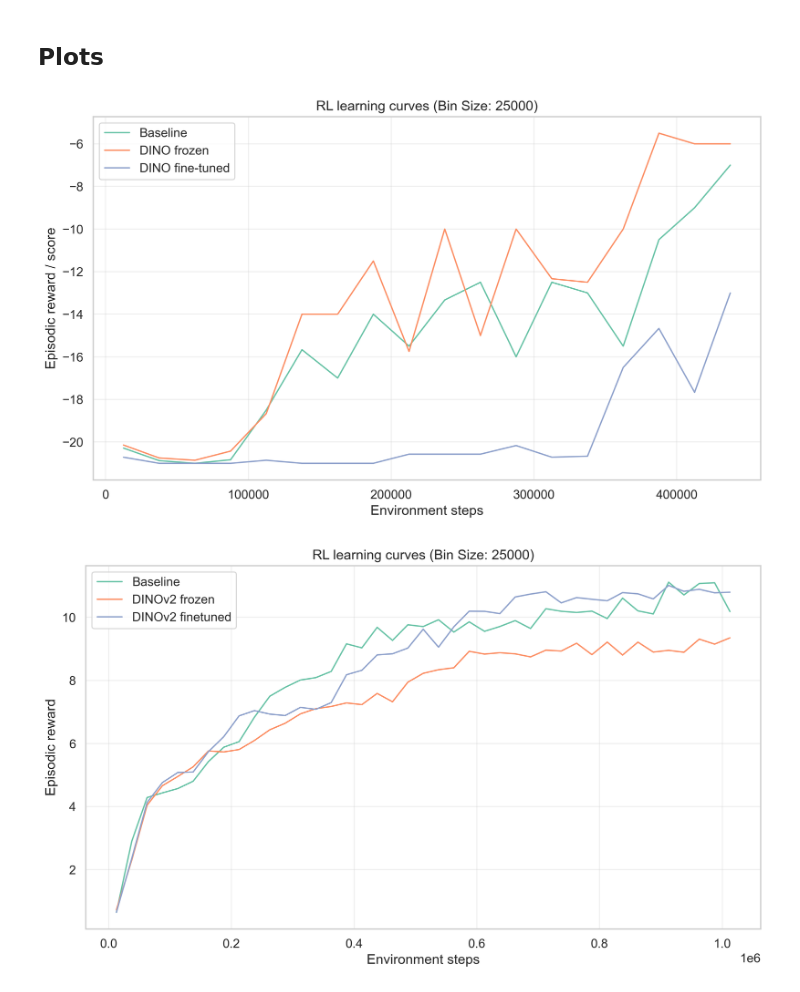
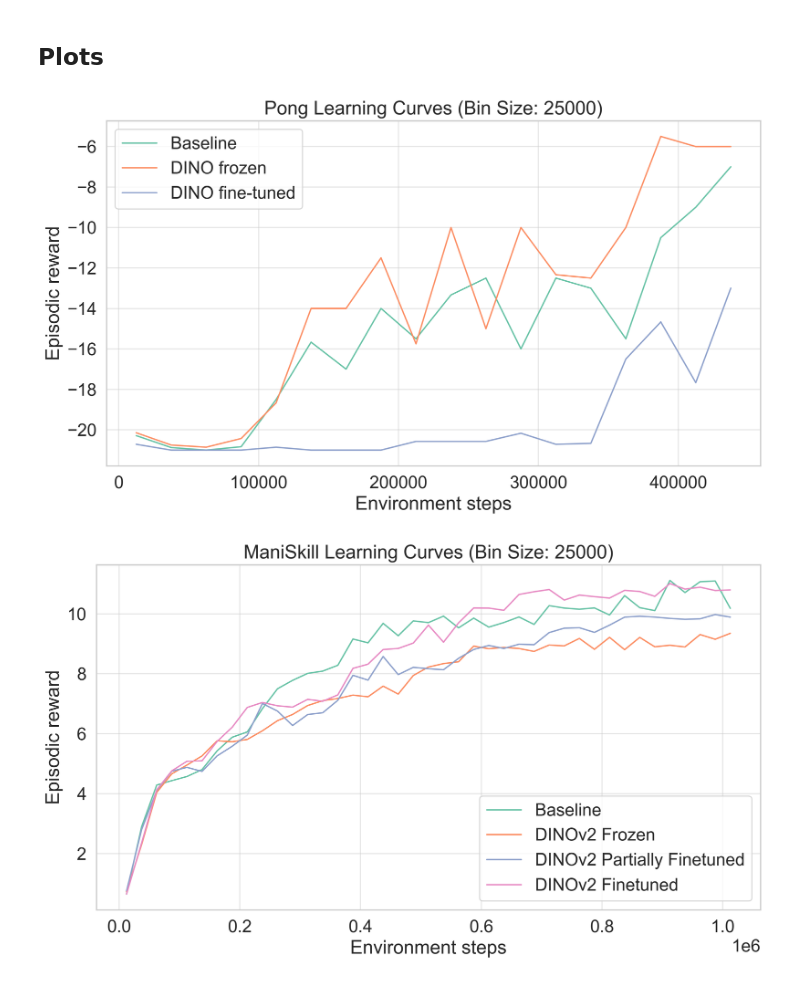
Before and after one commit to jackvice/dreamerJMV3, a Jupyter notebook: plot_episodic_score.ipynb, the cells around one changed output. Saved outputs shown, nothing was run; the diff lists cells and outputs as text; code cells hidden in the pictures.

```diff
--- a/plot_episodic_score.ipynb
+++ b/plot_episodic_score.ipynb
@@ -4,11 +4,13 @@
 from pathlib import Path
 import re
 
+import scope
 import pandas as pd
 import seaborn as sns
 import matplotlib.pyplot as plt
+import numpy as np
 
-sns.set_theme(style="whitegrid", font_scale=1.1, palette="Set2")
+sns.set_theme(style="whitegrid", font_scale=1.5, palette="Set2")
 plt.rcParams['figure.dpi'] = 300
 # %% [markdown]
 ## Function Definitions
@@ -83,18 +89,29 @@ plot(
         ("./logdir/pong/pong_DINO_frozen/scores.jsonl", "DINO frozen"),
         ("./logdir/pong/pong_DINO_ft/scores.jsonl", "DINO fine-tuned"),
     ],
-    bin_size=25000
+    bin_size=25000,
+    value_col="episode/score",
+    value_name="reward",
+    xlabel="Environment steps",
+    ylabel="Episodic reward",
+    title="Pong Learning Curves",
 )
 # %% [output]
-[figure, old version]
+[figure, new version]
 # %%
 plot(
     files_labels=[
         ("./logdir/baseline_pick_ycb_train_ID/scores.jsonl", "Baseline"),
-        ("./logdir/DINOFreeze_pick_ycb_train_ID/scores.jsonl", "DINOv2 frozen"),
-        ("./logdir/DINOFT_pick_ycb_train_ID/scores.jsonl", "DINOv2 finetuned"),
+        ("./logdir/DINOFreeze_pick_ycb_train_ID/scores.jsonl", "DINOv2 Frozen"),
+        ("./logdir/DINOPartial_pick_ycb_train_ID/scores.jsonl", "DINOv2 Partially Finetuned"),
+        ("./logdir/DINOFT_pick_ycb_train_ID/scores.jsonl", "DINOv2 Finetuned"),
     ],
-    bin_size=25000
+    bin_size=25000,
+    value_col="episode/score",
+    value_name="reward",
+    xlabel="Environment steps",
+    ylabel="Episodic reward",
+    title="ManiSkill Learning Curves",
 )
 # %% [output]
-[figure, old version]
+[figure, new version]
```
Also changed, not shown: parts of 2 cells of this notebook, 1 other file.
